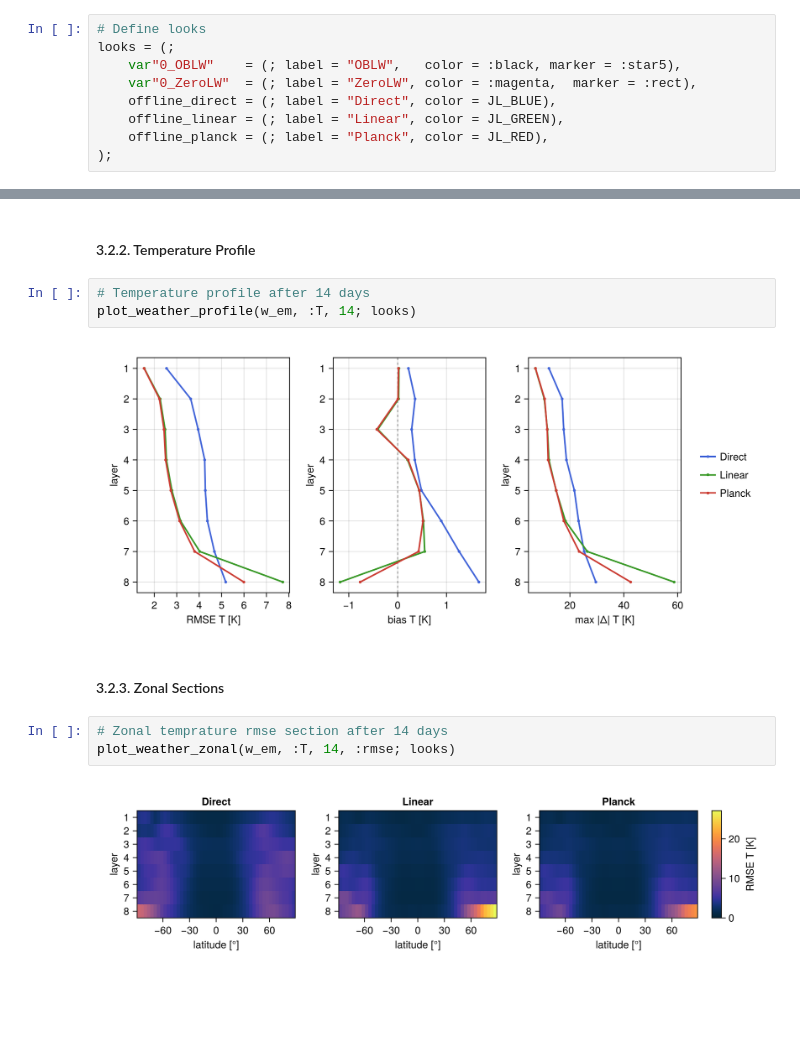
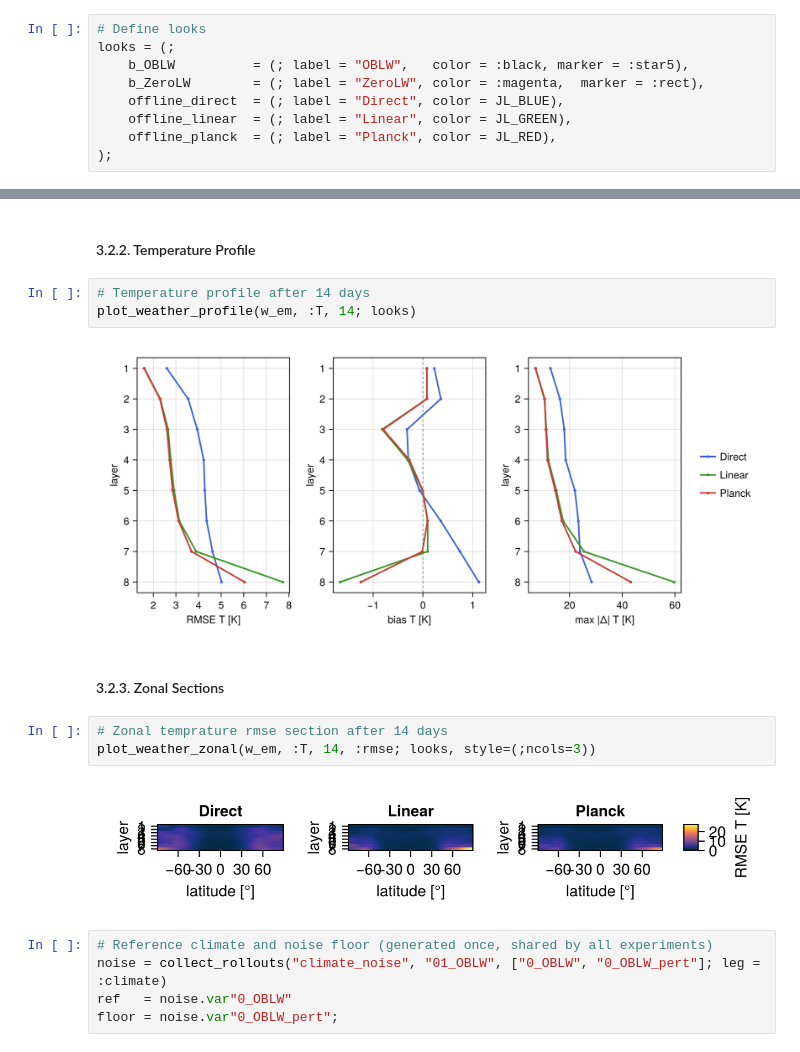
Before and after one commit to SieglStefan/NeuralLongwave.jl, a Jupyter notebook: evaluation/exp_A/01_CLW_offline.ipynb, the cells around one changed output, grey strips where cells are left out. Saved outputs shown, nothing was run; the diff lists cells and outputs as text; blank space fills up the shorter version.

```diff
--- a/evaluation/exp_A/01_CLW_offline.ipynb
+++ b/evaluation/exp_A/01_CLW_offline.ipynb
@@ -27,11 +22,11 @@ t = load_timings(EXP, SER);
 # %%
 # Define looks
 looks = (;
-    var"0_OBLW"    = (; label = "OBLW",   color = :black, marker = :star5),
-    var"0_ZeroLW"  = (; label = "ZeroLW", color = :magenta,  marker = :rect),
-    offline_direct = (; label = "Direct", color = JL_BLUE),
-    offline_linear = (; label = "Linear", color = JL_GREEN),
-    offline_planck = (; label = "Planck", color = JL_RED),
+    b_OBLW          = (; label = "OBLW",   color = :black, marker = :star5),
+    b_ZeroLW        = (; label = "ZeroLW", color = :magenta,  marker = :rect),
+    offline_direct  = (; label = "Direct", color = JL_BLUE),
+    offline_linear  = (; label = "Linear", color = JL_GREEN),
+    offline_planck  = (; label = "Planck", color = JL_RED),
 );
 # %% [markdown]
 ## **1. Training**
@@ -119,11 +106,16 @@ plot_weather_growth(w_em, :bias; caps, looks)
 # Temperature profile after 14 days
 plot_weather_profile(w_em, :T, 14; looks)
 # %% [output]
-[figure, old version]
+[figure, new version]
 # %% [markdown]
 #### 3.2.3. Zonal Sections
 # %%
 # Zonal temprature rmse section after 14 days
-plot_weather_zonal(w_em, :T, 14, :rmse; looks)
+plot_weather_zonal(w_em, :T, 14, :rmse; looks, style=(;ncols=3))
 # %% [output]
-[figure, old version]
+[figure, new version]
+# %%
+# Reference climate and noise floor (generated once, shared by all experiments)
+noise = collect_rollouts("climate_noise", "01_OBLW", ["0_OBLW", "0_OBLW_pert"]; leg = :climate)
+ref   = noise.var"0_OBLW"
+floor = noise.var"0_OBLW_pert";
```
Also changed, not shown: parts of 12 cells of this notebook, 44 other files.
